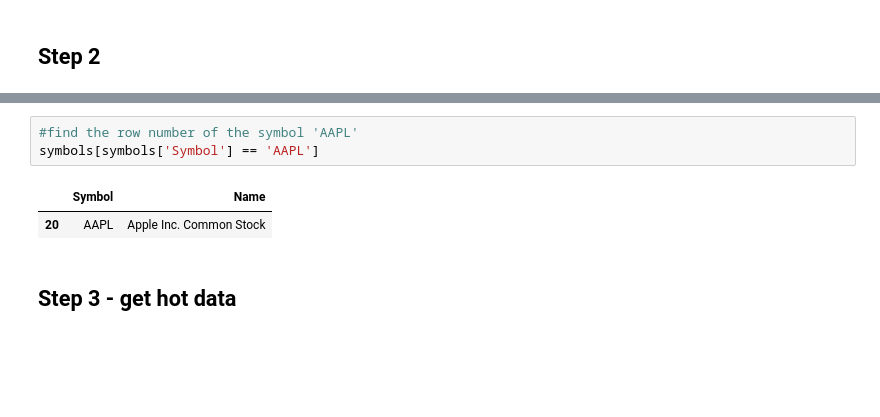
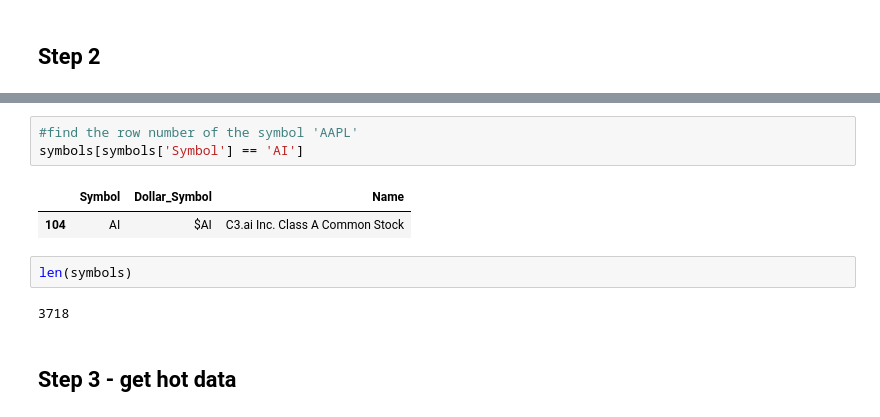
Before and after one commit to Christopher-jason/cjs-dissertation, a Jupyter notebook: Stocks/stocks_screener.ipynb, the cells around one changed output, grey strips where cells are left out. Saved outputs shown, nothing was run; the diff lists cells and outputs as text; blank space fills up the shorter version.

```diff
--- a/Stocks/stocks_screener.ipynb
+++ b/Stocks/stocks_screener.ipynb
@@ -67,9 +114,13 @@ symbols.head()
 # %%
 #find the row number of the symbol 'AAPL'
-symbols[symbols['Symbol'] == 'AAPL']
+symbols[symbols['Symbol'] == 'AI']
 # %% [output]
-|  | Symbol | Name |
-| 20 | AAPL | Apple Inc. Common Stock |
+|  | Symbol | Dollar_Symbol | Name |
+| 104 | AI | $AI | C3.ai Inc. Class A Common Stock |
+# %%
+len(symbols)
+# %% [output]
+3718
 # %% [markdown]
 ## Step 3 - get hot data
 # %%
```
Also changed, not shown: parts of 25 cells of this notebook, 9 other files.
